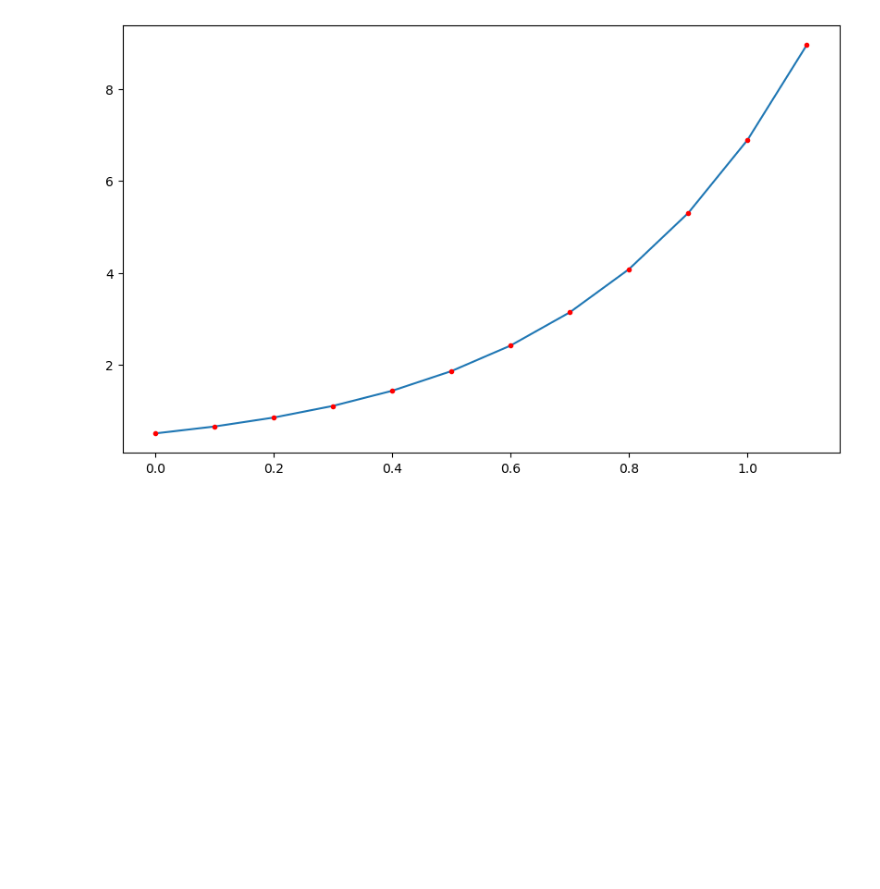
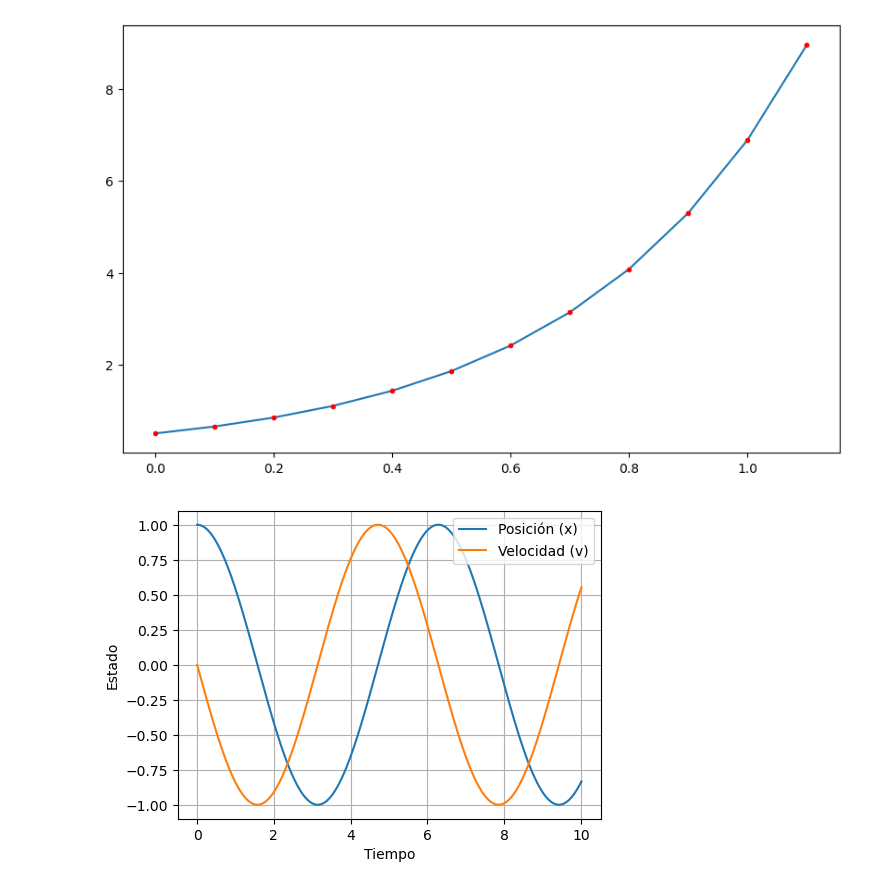
Before and after one commit to DANROK899/Repositorio_Fisica_Computacional, a Jupyter notebook: Untitled.ipynb, the cells around one changed output. Drawn from its saved outputs; the diff is of its cells as text; code cells hidden in the pictures; blank space fills up the shorter version.

```diff
--- a/Untitled.ipynb
+++ b/Untitled.ipynb
@@ -165,0 +244,72 @@ plt.plot(T,P,'r.')
+# %%
+import numpy as np
+import matplotlib.pyplot as plt
+
+def RungeKutta2D(f, x0, t0, tf, h):
+    """
+    2nd-order Runge-Kutta para sistemas 2D
+
+    Parameters:
+    f: function f(x, t) que retorna [dx1/dt, dx2/dt]
+    x0: condición inicial [x1_0, x2_0]
+    t0: tiempo inicial
+    tf: tiempo final
+    h: paso de tiempo
+    """
+    T = []
+    X1 = []
+    X2 = []
+
+    # Condiciones iniciales
+    X1.append(x0[0])
+    X2.append(x0[1])
+    T.append(t0)
+
+    t = t0
+    x = x0.copy()  # [x1, x2]
+
+    while t < tf:
+        # Calcular los pasos de RK2 - ¡PASANDO EL TIEMPO t!
+        k1 = f(x, t) * h
+        k2 = f(x + k1/2, t + h/2) * h
+
+        # Actualizar estado
+        x = x + k2
+        t = t + h
+
+        # Guardar resultados
+        X1.append(x[0])
+        X2.append(x[1])
+        T.append(t)
+
+    return X1, X2, T
+
+def oscilador_armonico(state, t):
+    """
+    Oscilador armónico:
+    dx/dt = v
+    dv/dt = -ω²x
+    """
+    x, v = state
+    omega = 1.0  # frecuencia
+    return np.array([v, -omega**2 * x])
+
+# Condiciones iniciales: x=1, v=0
+x0 = [1.0, 0.0]
+t0, tf, h = 0, 10, 0.01
+
+# Resolver con RK2
+X1, X2, T = RungeKutta2D(oscilador_armonico, x0, t0, tf, h)
+
+# Graficar
+plt.figure(figsize=(12, 4))
+plt.subplot(1, 2, 1)
+plt.plot(T, X1, label='Posición (x)')
+plt.plot(T, X2, label='Velocidad (v)')
+plt.xlabel('Tiempo')
+plt.ylabel('Estado')
+plt.legend()
+plt.grid(True)
+plt.show()
+# %% [output]
+[figure, added]
```
Also changed, not shown: parts of 4 cells of this notebook.
